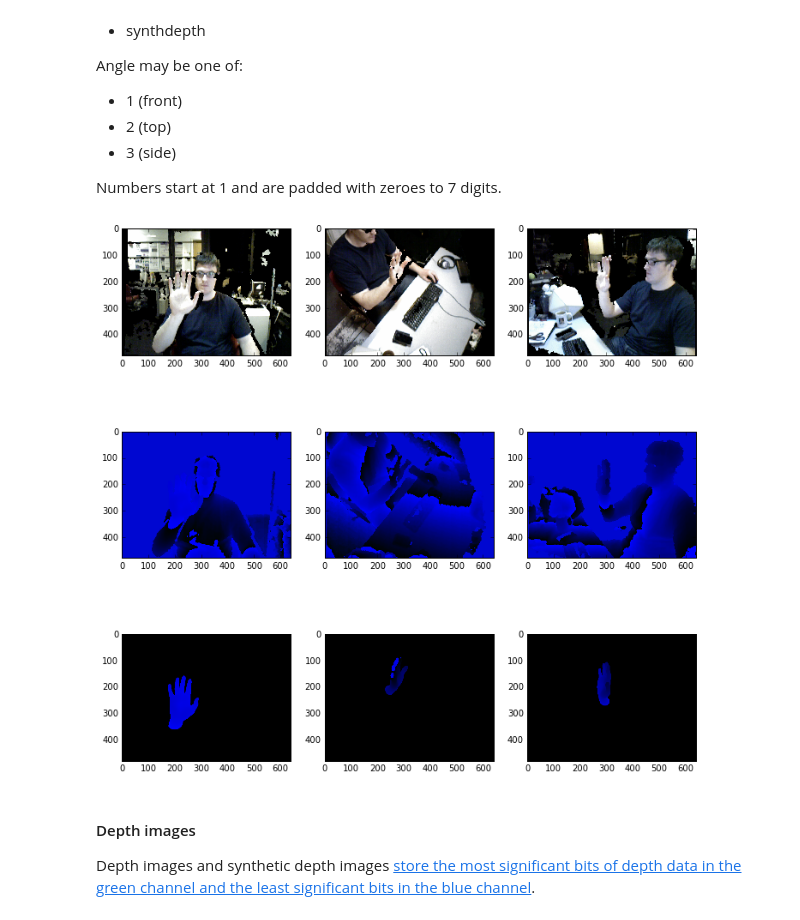
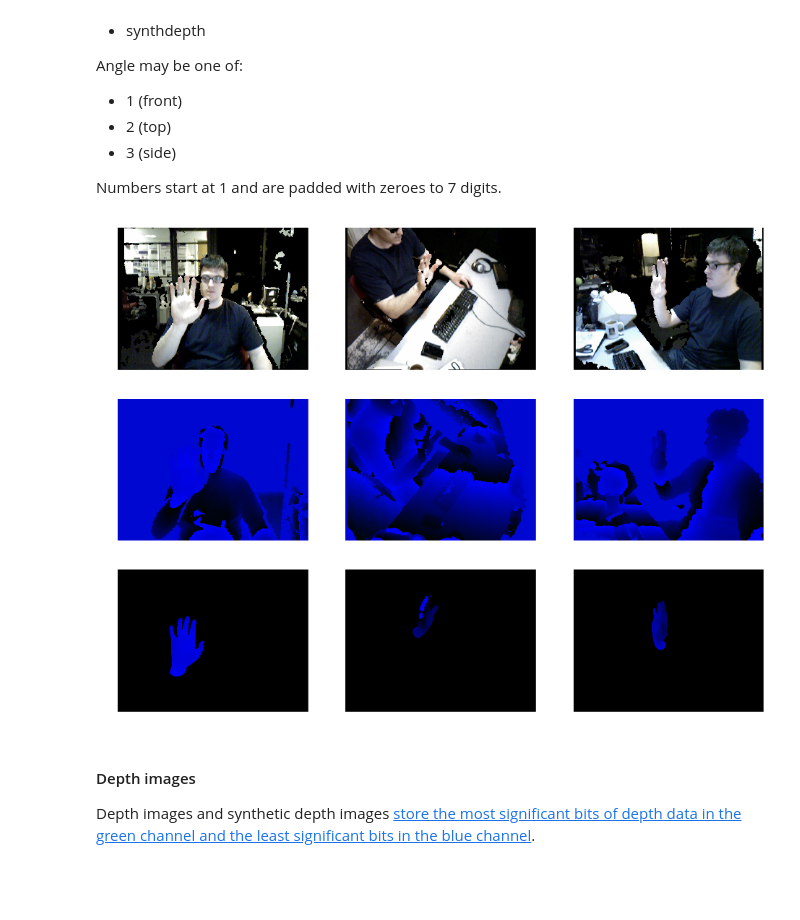
Before and after one commit to zanecodes/thesis, a Jupyter notebook: data.ipynb, the cells around one changed output. Cells and saved outputs as stored; diff of their text form; code cells hidden in the pictures; blank space fills up the shorter version.

Commit message:
Modify data.ipynb to generate images without axes

```diff
--- a/data.ipynb
+++ b/data.ipynb
@@ -75,14 +75,20 @@ def load_images(image_paths, dtype='uint16'):
 # %%
 demo_images = load_images([data_path('train', image_path(type, angle, 0)) \
                            for type in ['rgb', 'depth', 'synthdepth'] \
                            for angle in range(1, 4)], 'uint8')
 
-plt.figure(figsize=(12, 12))
+plt.figure(figsize=(16, 12))
 for i, demo_image in enumerate(demo_images):
     plt.subplot(331 + i)
+
+    ax = plt.gca()
+    ax.set_axis_off()
+    ax.set_xlim([0, demo_image.shape[1]])
+    ax.set_ylim([demo_image.shape[0], 0])
+
     plt.imshow(demo_image)
 # %% [output]
-[figure, old version]
+[figure, new version]
 # %% [markdown]
 #### Depth images
 
```
Also changed, not shown: parts of 1 cell of this notebook.
